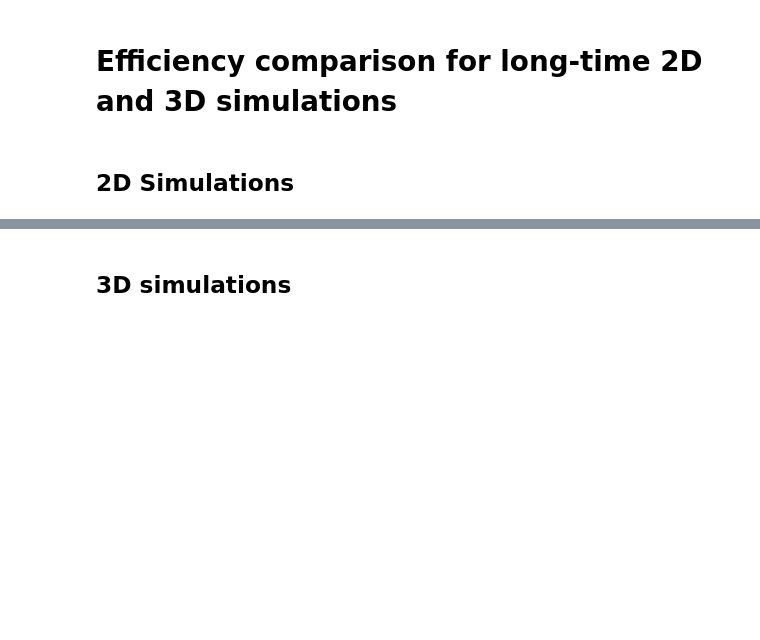
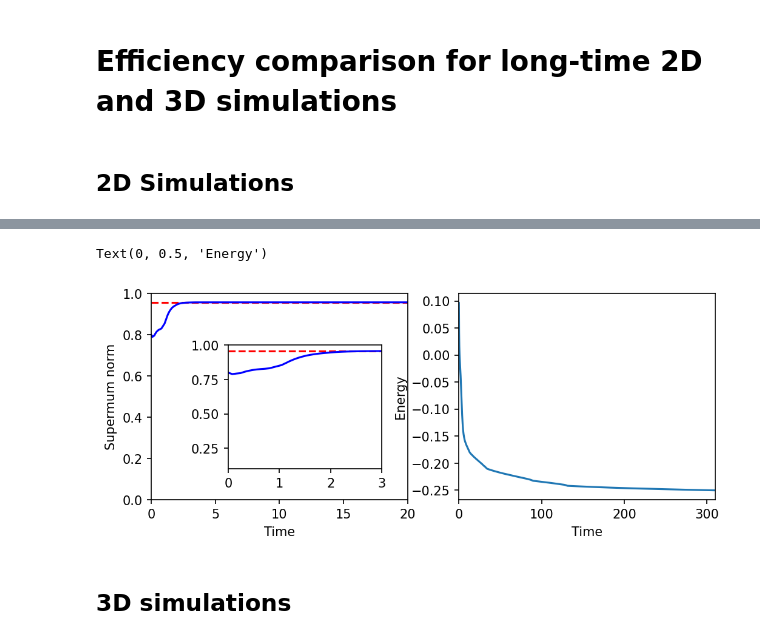
Before and after one commit to HaifengWang1031/integrating-factor-Runge-Kutta-methods, a Jupyter notebook: Code/Expriments.ipynb, the cells around one changed output, grey strips where cells are left out. Saved outputs shown, nothing was run; the diff lists cells and outputs as text; code cells hidden in the pictures; blank space fills up the shorter version.

```diff
--- a/Code/Expriments.ipynb
+++ b/Code/Expriments.ipynb
@@ -458,7 +458,7 @@ initial_condition = np.random.uniform(-0.8,0.8,(N+1,N+1))
 boundary_condition = "periodic"
 potential = "flory_huggins"
 # %%
-solver_rk4 = Allen_Cahn_Solver_2D(eps,t_period,s_domain,time_step,discrete_num,initial_condition,boundary_condition,potential,step_method="IFRK4")
+solver_rk4 = Allen_Cahn_fSolver_2D(eps,t_period,s_domain,time_step,discrete_num,initial_condition,boundary_condition,potential,step_method="IFRK4")
 solver_rk4.solve()
 # %%
 fig = plt.figure(figsize=(12,6),dpi = 150)
@@ -474,25 +476,28 @@ plt.subplots_adjust(wspace=0.3,hspace=0.3)
 # %%
 upper_bound = scipy.optimize.fsolve(solver_rk4.f,.95)
 
 fig = plt.figure(figsize = (8,3),dpi = 150)
 ax = plt.subplot(1,2,1)
 ax.plot(solver_rk4.tn,upper_bound*np.ones_like(solver_rk4.tn),"r--")
-ax.plot(solver_rk4.tn,np.max(np.abs(solver_rk4.U),axis = 1),"b-")
+ax.plot(solver_rk4.tn,np.max(np.max(np.abs(solver_rk4.U),axis = 1),axis=1),"b-")
 ax.set_ylim([0,1]); ax.set_xlim([0,20])
 ax.set_xlabel("Time")
 ax.set_ylabel("Supermum norm")
 
 axins = ax.inset_axes([0.3,0.15,0.6,0.6])
 axins.plot(solver_rk4.tn,upper_bound*np.ones_like(solver_rk4.tn),"r--")
-axins.plot(solver_rk4.tn,np.max(np.abs(solver_rk4.U),axis = 1),"b-")
+axins.plot(solver_rk4.tn,np.max(np.max(np.abs(solver_rk4.U),axis = 1),axis = 1),"b-")
 axins.set_xlim([0,3])
 axins.set_ylim([0.1,1])
 
 ax = plt.subplot(1,2,2)
 ax.plot(solver_rk4.tn,solver_rk4.Energys)
 ax.set_xlim(0,t_period)
 ax.set_xlabel("Time")
 ax.set_ylabel("Energy")
+# %% [output]
+Text(0, 0.5, 'Energy')
+[figure, added]
 # %% [markdown]
 ## 3D simulations
 # %%
```
Also changed, not shown: parts of 1 cell of this notebook, 1 other file.
